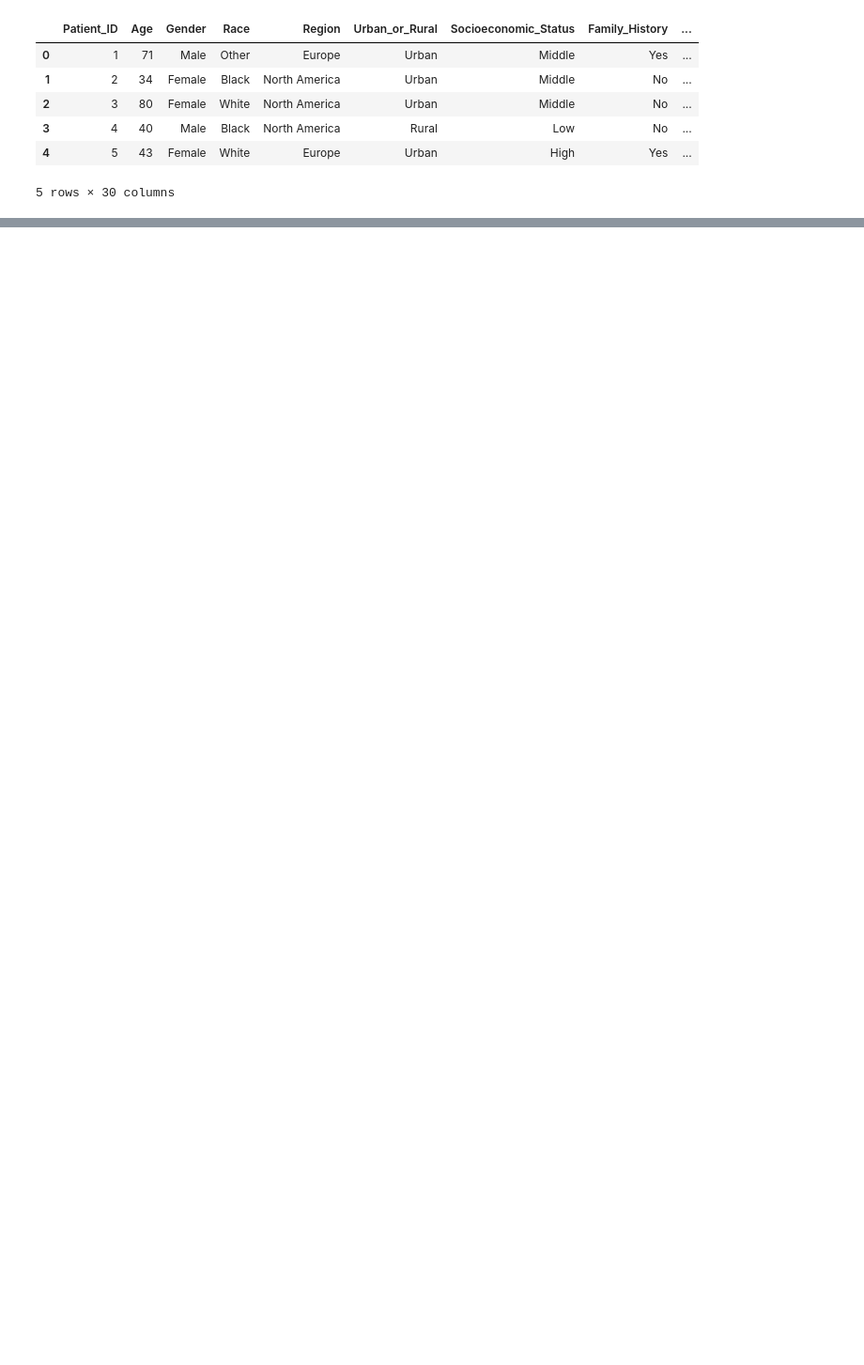
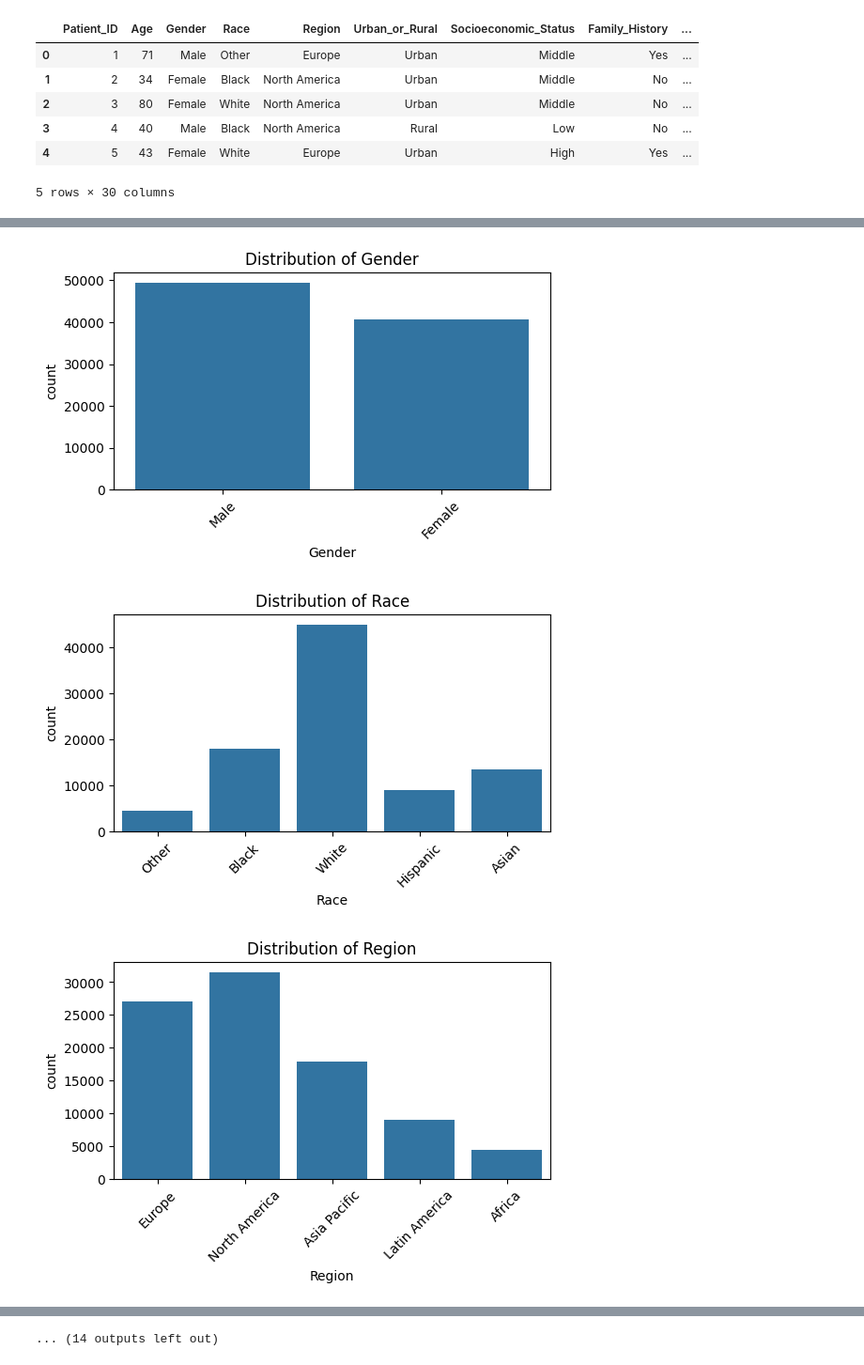
Before and after one commit to garonchu/colorectal_cancer, a Jupyter notebook: notebook/EDA.ipynb, the cells around one changed output, grey strips where cells are left out. Shown at 94% size. Cells and saved outputs as stored; diff of their text form; code cells hidden in the pictures; blank space fills up the shorter version.

```diff
--- a/notebook/EDA.ipynb
+++ b/notebook/EDA.ipynb
@@ -20,0 +98,14 @@ df.head()
+# %%
+num_columns = ['Patient_ID','Age','BMI','Time_to_Recurrence']
+cat_columns = [col for col in df.columns if col not in num_columns]
+# %%
+for col in cat_columns:
+    plt.figure(figsize=(6,3))
+    sns.countplot(data=df, x=col)
+    plt.title(f"Distribution of {col}")
+    plt.xticks(rotation=45)
+    plt.show()
+# %% [output]
+[figure, added]
+[figure, added]
+[figure, added]
@@ -20,0 +121 @@ df.head()
+... (14 outputs left out)
```
Also changed, not shown: parts of 11 cells of this notebook, 1 other file.
